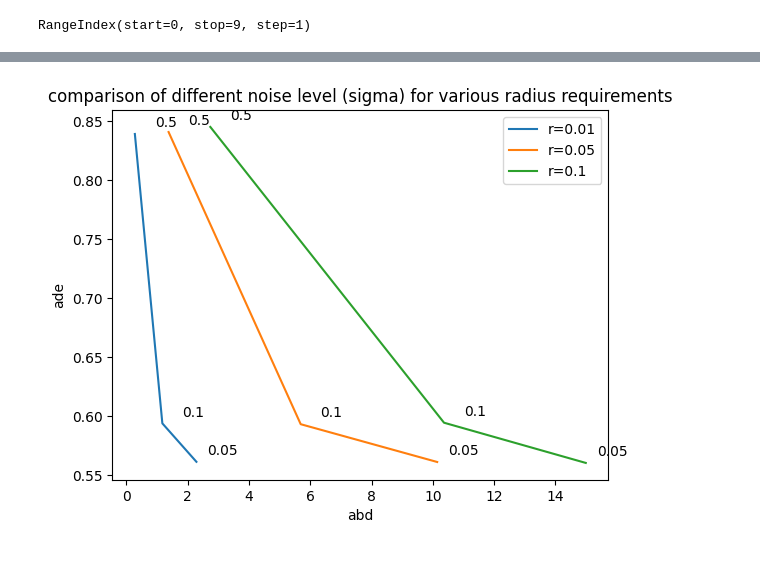
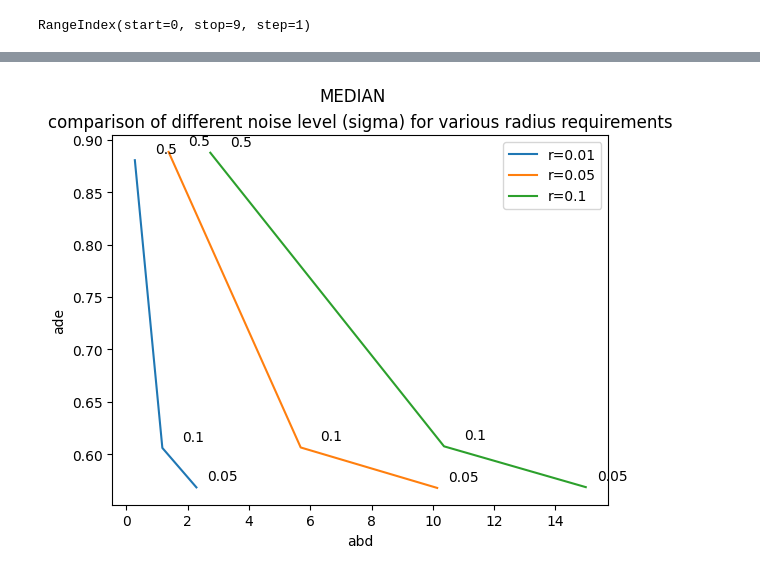
Before and after one commit to TicaGit/s_aware_prediction_VITA, a Jupyter notebook: analyse/05_08_bounds/analyse_08_may.ipynb, the cells around one changed output, grey strips where cells are left out. Cells and saved outputs as stored; diff of their text form; code cells hidden in the pictures.

```diff
--- a/analyse/05_08_bounds/analyse_08_may.ipynb
+++ b/analyse/05_08_bounds/analyse_08_may.ipynb
@@ -18,4 +18,4 @@ df_all = pd.concat((df_r_001_s_005, df_r_001_s_01, df_r_001_s_05,
                     df_r_005_s_005, df_r_005_s_01, df_r_005_s_05,
                     df_r_01_s_005, df_r_01_s_01, df_r_01_s_05), ignore_index=True)
 # %%
-df_mean = df_all.groupby(["r", "sigma"], as_index=False).mean()
+df_mean_mean = df_all_mean.groupby(["r", "sigma"], as_index=False).mean()
@@ -38,0 +59,17 @@ RangeIndex(start=0, stop=9, step=1)
+# %%
+fig, ax = plt.subplots()
+[ax.plot(df_mean_mean[df_mean_mean["r"] == r]["fbd"], df_mean_mean[df_mean_mean["r"] == r]["fde"], label = f"r={r}") for r in [0.01, 0.05, 0.10]]
+ax.set(title="comparison of sigmas ans rs", xlabel="fbd", ylabel="fde")
+plt.legend()
+plt.suptitle("MEAN")
+
+for r in [0.01, 0.05, 0.10]:
+    for i, (x,y) in enumerate(zip(df_mean_mean[df_mean_mean["r"] == r]["fbd"],df_mean_mean[df_mean_mean["r"] == r]["fde"])):
+
+        label = str(df_mean_mean.iloc[i]["sigma"])
+
+        plt.annotate(label, # this is the text
+                    (x,y), # these are the coordinates to position the label
+                    textcoords="offset points", # how to position the text
+                    xytext=(30,5), # distance from text to points (x,y)
+                    ha='right')
@@ -38,0 +80,18 @@ RangeIndex(start=0, stop=9, step=1)
+# %%
+df_r_001_s_005 = pd.read_csv("data/med1/temp_sig0.05_r0.01.txt", sep="\t")
+df_r_001_s_01 = pd.read_csv("data/med1/temp_sig0.1_r0.01.txt", sep="\t")
+df_r_001_s_05 = pd.read_csv("data/med1/temp_sig0.5_r0.01.txt", sep="\t")
+
+df_r_005_s_005 = pd.read_csv("data/med1/temp_sig0.05_r0.05.txt", sep="\t")
+df_r_005_s_01 = pd.read_csv("data/med1/temp_sig0.1_r0.05.txt", sep="\t")
+df_r_005_s_05 = pd.read_csv("data/med1/temp_sig0.5_r0.05.txt", sep="\t")
+
+df_r_01_s_005 = pd.read_csv("data/med1/temp_sig0.05_r0.1.txt", sep="\t")
+df_r_01_s_01 = pd.read_csv("data/med1/temp_sig0.1_r0.1.txt", sep="\t")
+df_r_01_s_05 = pd.read_csv("data/med1/temp_sig0.5_r0.1.txt", sep="\t")
+
+df_all_med1 = pd.concat((df_r_001_s_005, df_r_001_s_01, df_r_001_s_05,
+                    df_r_005_s_005, df_r_005_s_01, df_r_005_s_05,
+                    df_r_01_s_005, df_r_01_s_01, df_r_01_s_05), ignore_index=True)
+# %%
+df_med1_mean = df_all_med1.groupby(["r", "sigma"], as_index=False).mean()
@@ -39,18 +111,20 @@ RangeIndex(start=0, stop=9, step=1)
 # %%
 fig, ax = plt.subplots()
-[ax.plot(df_mean[df_mean["r"] == r]["abd"], df_mean[df_mean["r"] == r]["ade"], label = f"r={r}") for r in [0.01, 0.05, 0.10]]
+
+[ax.plot(df_med1_mean[df_med1_mean["r"] == r]["abd"], df_med1_mean[df_med1_mean["r"] == r]["ade"], label = f"r={r}") for r in [0.01, 0.05, 0.10]]
 ax.set(title="comparison of different noise level (sigma) for various radius requirements", xlabel="abd", ylabel="ade")
+plt.suptitle("MEDIAN")
 plt.legend()
 
 for r in [0.01, 0.05, 0.10]:
-    for i, (x,y) in enumerate(zip(df_mean[df_mean["r"] == r]["abd"],df_mean[df_mean["r"] == r]["ade"])):
+    for i, (x,y) in enumerate(zip(df_med1_mean[df_med1_mean["r"] == r]["abd"],df_med1_mean[df_med1_mean["r"] == r]["ade"])):
 
-        label = str(df_mean.iloc[i]["sigma"])
+        label = str(df_med1_mean.iloc[i]["sigma"])
 
         plt.annotate(label, # this is the text
                     (x,y), # these are the coordinates to position the label
                     textcoords="offset points", # how to position the text
                     xytext=(30,5), # distance from text to points (x,y)
                     ha='right')
 # %% [output]
-[figure, old version]
+[figure, new version]
```
Also changed, not shown: parts of 11 cells of this notebook, 25 other files.
